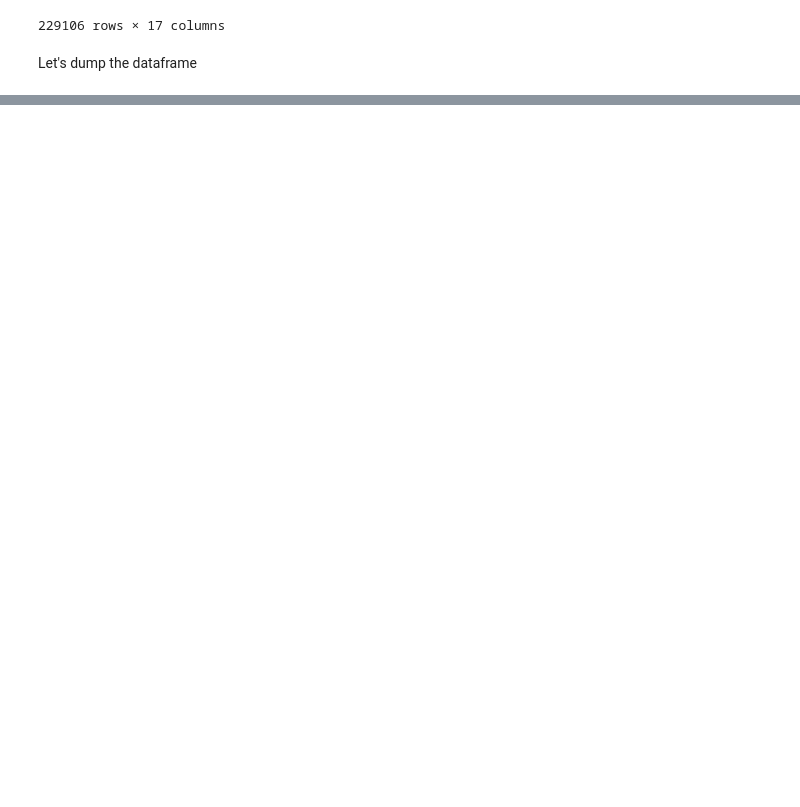
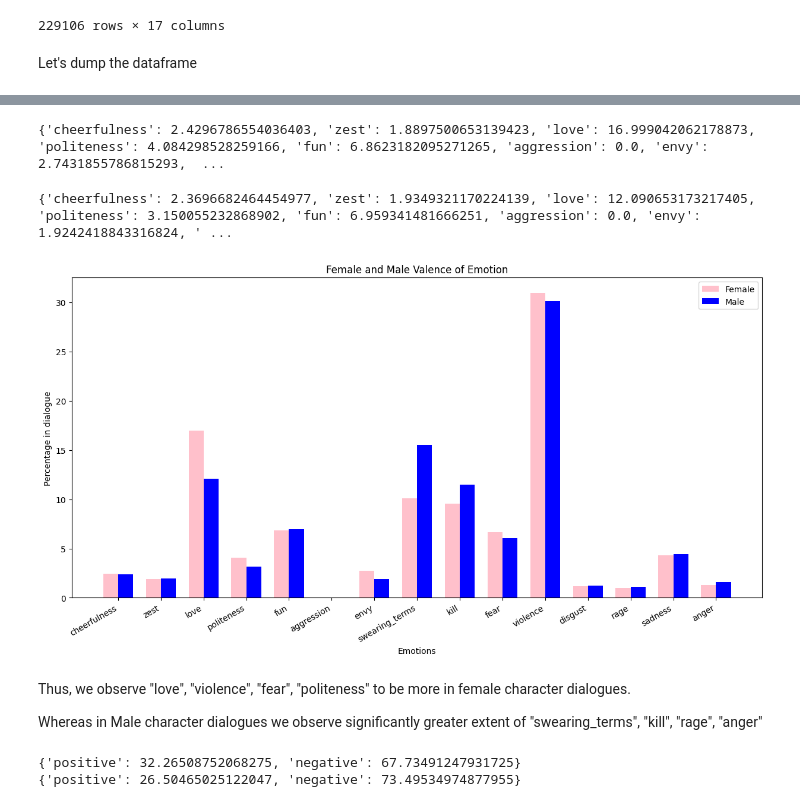
Before and after one commit to Sumitjh26997/CSS581-Final-Project, a Jupyter notebook: CSS581_project.ipynb, the cells around one changed output, grey strips where cells are left out. Cells and saved outputs as stored; diff of their text form; code cells hidden in the pictures; blank space fills up the shorter version.

```diff
--- a/CSS581_project.ipynb
+++ b/CSS581_project.ipynb
@@ -3210,0 +3912,10 @@ character_conversations_df.to_csv('character_conversations_df.csv', sep=',', ind
+# %%
+male_emotion_counter = Counter(emotion_dictionary)
+def topic_count_analyser(emotions_in_dialogue):
+    emotions_in_dialogue = Counter(emotions_in_dialogue)
+    male_emotion_counter.update(emotions_in_dialogue)
+    return None
+
+male_character_conversations_filtered_df['dialogue_emotion'].apply(topic_count_analyser)
+male_emotion_counter = dict(male_emotion_counter)
+male_emotion_counter
@@ -3210,0 +3938,45 @@ character_conversations_df.to_csv('character_conversations_df.csv', sep=',', ind
+# %%
+#calculating the percentage of valence of emotions in female conversations
+total_dialogue_count = sum(female_emotion_counter.values())
+
+percentage_occurrences = {topic: (occurrences / total_dialogue_count) * 100 for topic, occurrences in female_emotion_counter.items()}
+female_conversation_valence_of_emotion_percentage = dict(zip(percentage_occurrences.keys(), percentage_occurrences.values()))
+print(female_conversation_valence_of_emotion_percentage)
+# %% [output]
+{'cheerfulness': 2.4296786554036403, 'zest': 1.8897500653139423, 'love': 16.999042062178873, 'politeness': 4.084298528259166, 'fun': 6.8623182095271265, 'aggression': 0.0, 'envy': 2.7431855786815293,  ...
+# %%
+#calculating the percentage of valence of emotions in male conversations
+total_dialogue_count = sum(male_emotion_counter.values())
+
+percentage_occurrences = {topic: (occurrences / total_dialogue_count) * 100 for topic, occurrences in male_emotion_counter.items()}
+male_conversation_valence_of_emotion_percentage = dict(zip(percentage_occurrences.keys(), percentage_occurrences.values()))
+print(male_conversation_valence_of_emotion_percentage)
+# %% [output]
+{'cheerfulness': 2.3696682464454977, 'zest': 1.9349321170224139, 'love': 12.090653173217405, 'politeness': 3.150055232868902, 'fun': 6.959341481666251, 'aggression': 0.0, 'envy': 1.9242418843316824, ' ...
+# %%
+female_keys, female_values = list(female_conversation_valence_of_emotion_percentage.keys()), list(female_conversation_valence_of_emotion_percentage.values())
+male_keys, male_values = list(male_conversation_valence_of_emotion_percentage.keys()), list(male_conversation_valence_of_emotion_percentage.values())
+bar_width = 0.35
+
+female_indices = np.arange(len(female_keys))
+male_indices = female_indices + bar_width
+
+plt.figure(figsize=(15, 7))
+plt.bar(female_indices, female_values, width=bar_width, label='Female', color='pink')
+
+plt.bar(male_indices, male_values, width=bar_width, label='Male', color='blue')
+
+plt.xticks(female_indices + bar_width / 2, female_keys, rotation=30, ha='right')
+
+plt.xlabel('Emotions')
+plt.ylabel('Percentage in dialogue')
+plt.title('Female and Male Valence of Emotion')
+plt.legend()
+
+plt.show()
+# %% [output]
+[figure, added]
+# %% [markdown]
+Thus, we observe "love", "violence", "fear", "politeness" to be more in female character dialogues.
+
+Whereas in Male character dialogues we observe significantly greater extent of "swearing_terms", "kill", "rage", "anger"
@@ -3210,0 +3986,25 @@ character_conversations_df.to_csv('character_conversations_df.csv', sep=',', ind
+# %%
+female_positive_sum = sum(female_conversation_valence_of_emotion_percentage.get(key, 0) for key in positive)
+female_negative_sum = sum(female_conversation_valence_of_emotion_percentage.get(key, 0) for key in negative)
+
+# Create a new dictionary
+female_emotion_dictionary = {
+    'positive': female_positive_sum,
+    'negative': female_negative_sum
+}
+
+male_positive_sum = sum(male_conversation_valence_of_emotion_percentage.get(key, 0) for key in positive)
+male_negative_sum = sum(male_conversation_valence_of_emotion_percentage.get(key, 0) for key in negative)
+
+# Create a new dictionary
+male_emotion_dictionary = {
+    'positive': male_positive_sum,
+    'negative': male_negative_sum
+}
+
+# Print the result dictionary
+print(female_emotion_dictionary)
+print(male_emotion_dictionary)
+# %% [output]
+{'positive': 32.26508752068275, 'negative': 67.73491247931725}
+{'positive': 26.50465025122047, 'negative': 73.49534974877955}
```
Also changed, not shown: parts of 120 cells of this notebook.
